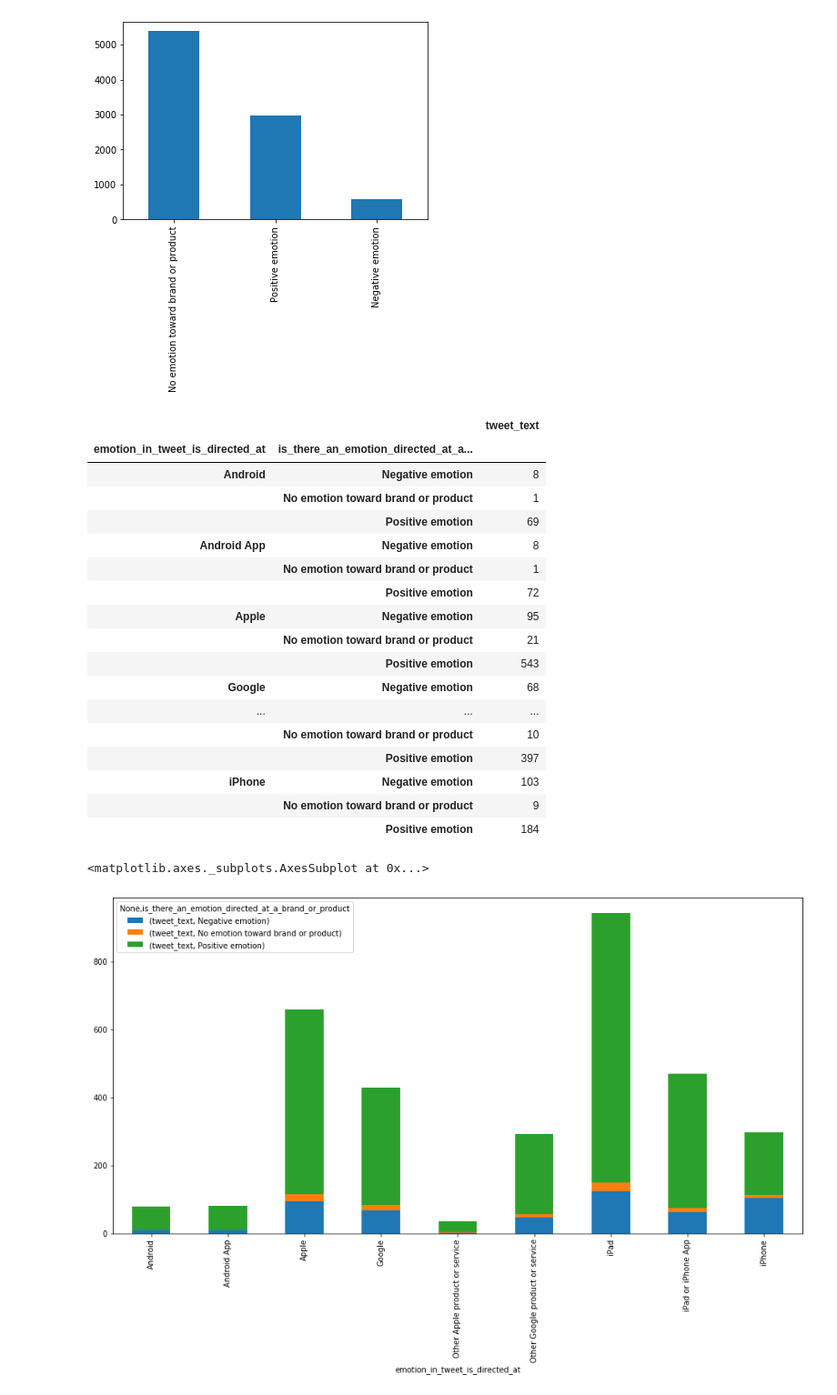
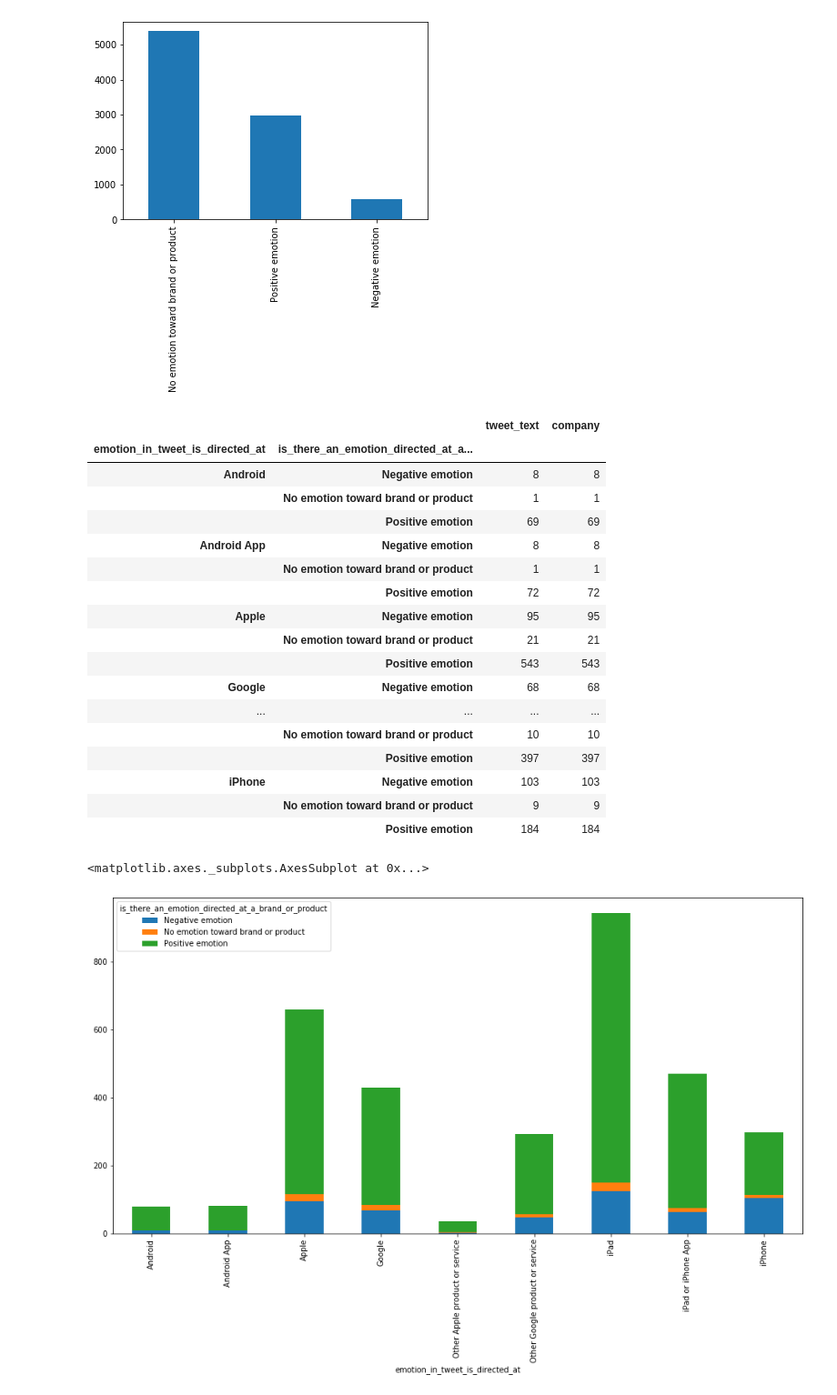
Before and after one commit to esadsetts/Mod_4_project, a Jupyter notebook: EDA.ipynb, the cells around one changed output. Shown at 91% size. Cells and saved outputs as stored; diff of their text form; code cells hidden in the pictures.

Commit message:
added company category

```diff
--- a/EDA.ipynb
+++ b/EDA.ipynb
@@ -61,3 +61,13 @@ df.emotion_in_tweet_is_directed_at.value_counts().plot(kind = 'bar')
 # %% [output]
 <matplotlib.axes._subplots.AxesSubplot at 0x...>
 [figure]
+# %%
+def add_company(product):
+    if product in ['iPad', 'Apple', 'iPad or iPhone App', 'iPhone', 'Other Apple product or service']:
+        return 'Apple'
+    elif product in ['Google', 'Other Google product or service', 'Android App', 'Android']:
+        return 'Google'
+    else:
+        return np.NaN
+# %%
+df['company'] = df.emotion_in_tweet_is_directed_at.map(add_company)
@@ -76,26 +106,26 @@ df.is_there_an_emotion_directed_at_a_brand_or_product.value_counts().plot(kind =
 # %%
 df.groupby(['emotion_in_tweet_is_directed_at', 'is_there_an_emotion_directed_at_a_brand_or_product']).count()
 # %% [output]
-|  |  | tweet_text |
-| emotion_in_tweet_is_directed_at | is_there_an_emotion_directed_at_a... |  |
-| Android | Negative emotion | 8 |
-|  | No emotion toward brand or product | 1 |
-|  | Positive emotion | 69 |
-| Android App | Negative emotion | 8 |
-|  | No emotion toward brand or product | 1 |
-|  | Positive emotion | 72 |
-| Apple | Negative emotion | 95 |
-|  | No emotion toward brand or product | 21 |
-|  | Positive emotion | 543 |
-| Google | Negative emotion | 68 |
-| ... | ... | ... |
-|  | No emotion toward brand or product | 10 |
-|  | Positive emotion | 397 |
-| iPhone | Negative emotion | 103 |
-|  | No emotion toward brand or product | 9 |
-|  | Positive emotion | 184 |
+|  |  | tweet_text | company |
+| emotion_in_tweet_is_directed_at | is_there_an_emotion_directed_at_a... |  |  |
+| Android | Negative emotion | 8 | 8 |
+|  | No emotion toward brand or product | 1 | 1 |
+|  | Positive emotion | 69 | 69 |
+| Android App | Negative emotion | 8 | 8 |
+|  | No emotion toward brand or product | 1 | 1 |
+|  | Positive emotion | 72 | 72 |
+| Apple | Negative emotion | 95 | 95 |
+|  | No emotion toward brand or product | 21 | 21 |
+|  | Positive emotion | 543 | 543 |
+| Google | Negative emotion | 68 | 68 |
+| ... | ... | ... | ... |
+|  | No emotion toward brand or product | 10 | 10 |
+|  | Positive emotion | 397 | 397 |
+| iPhone | Negative emotion | 103 | 103 |
+|  | No emotion toward brand or product | 9 | 9 |
+|  | Positive emotion | 184 | 184 |
 # %%
-df.groupby(['emotion_in_tweet_is_directed_at', 'is_there_an_emotion_directed_at_a_brand_or_product']).count().unstack().plot(kind = 'bar', stacked = True, figsize = (16,8))
+df.groupby(['emotion_in_tweet_is_directed_at', 'is_there_an_emotion_directed_at_a_brand_or_product']).tweet_text.count().unstack().plot(kind = 'bar', stacked = True, figsize = (16,8))
 # %% [output]
 <matplotlib.axes._subplots.AxesSubplot at 0x...>
-[figure, old version]
+[figure, new version]
```
Also changed, not shown: parts of 5 cells of this notebook.
